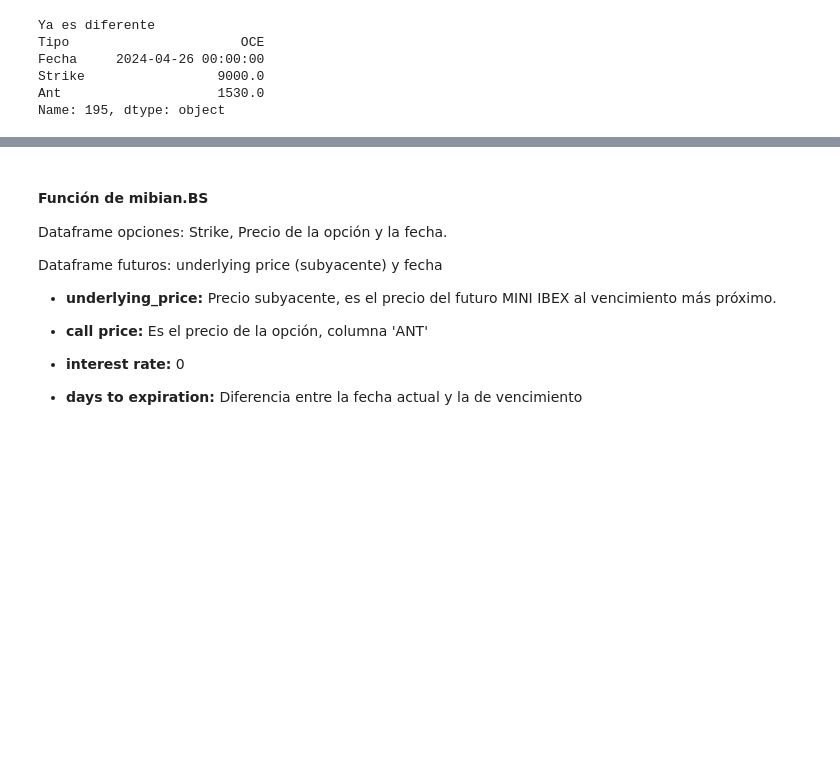
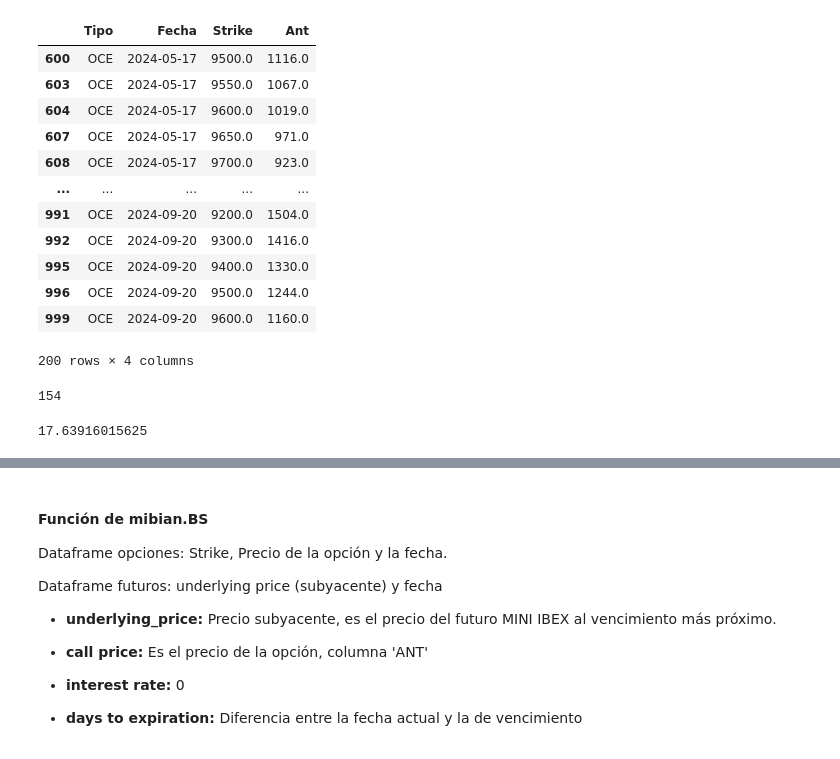
Before and after one commit to aperezcoscu/Practica-3, a Jupyter notebook: Practica.ipynb, the cells around one changed output, grey strips where cells are left out. Saved outputs shown, nothing was run; the diff lists cells and outputs as text; code cells hidden in the pictures; blank space fills up the shorter version.

```diff
--- a/Practica.ipynb
+++ b/Practica.ipynb
@@ -177,16 +202,0 @@ df_calls
-# %%
-for index, row in df_calls.iterrows():
-    if dia_futuro == row['Fecha']:
-        continue
-
-    else:
-        print('Ya es diferente')
-        print(row)
-    break
-# %% [output]
-Ya es diferente
-Tipo                      OCE
-Fecha     2024-04-26 00:00:00
-Strike                 9000.0
-Ant                    1530.0
-Name: 195, dtype: object
@@ -192,0 +237,17 @@ Name: 195, dtype: object
+# %%
+df_2 = df_calls.iloc[300:500]
+df_2
+# %% [output]
+|  | Tipo | Fecha | Strike | Ant |
+| 600 | OCE | 2024-05-17 | 9500.0 | 1116.0 |
+| 603 | OCE | 2024-05-17 | 9550.0 | 1067.0 |
+| 604 | OCE | 2024-05-17 | 9600.0 | 1019.0 |
+| 607 | OCE | 2024-05-17 | 9650.0 | 971.0 |
+| 608 | OCE | 2024-05-17 | 9700.0 | 923.0 |
+| ... | ... | ... | ... | ... |
+| 991 | OCE | 2024-09-20 | 9200.0 | 1504.0 |
+| 992 | OCE | 2024-09-20 | 9300.0 | 1416.0 |
+| 995 | OCE | 2024-09-20 | 9400.0 | 1330.0 |
+| 996 | OCE | 2024-09-20 | 9500.0 | 1244.0 |
+| 999 | OCE | 2024-09-20 | 9600.0 | 1160.0 |
+200 rows × 4 columns
@@ -192,0 +266,8 @@ Name: 195, dtype: object
+# %%
+variacion
+# %% [output]
+154
+# %%
+mibian.BS([price_sub, strike, rfr, variacion], callPrice=precio_opcion).impliedVolatility
+# %% [output]
+17.63916015625
```
Also changed, not shown: parts of 16 cells of this notebook.
